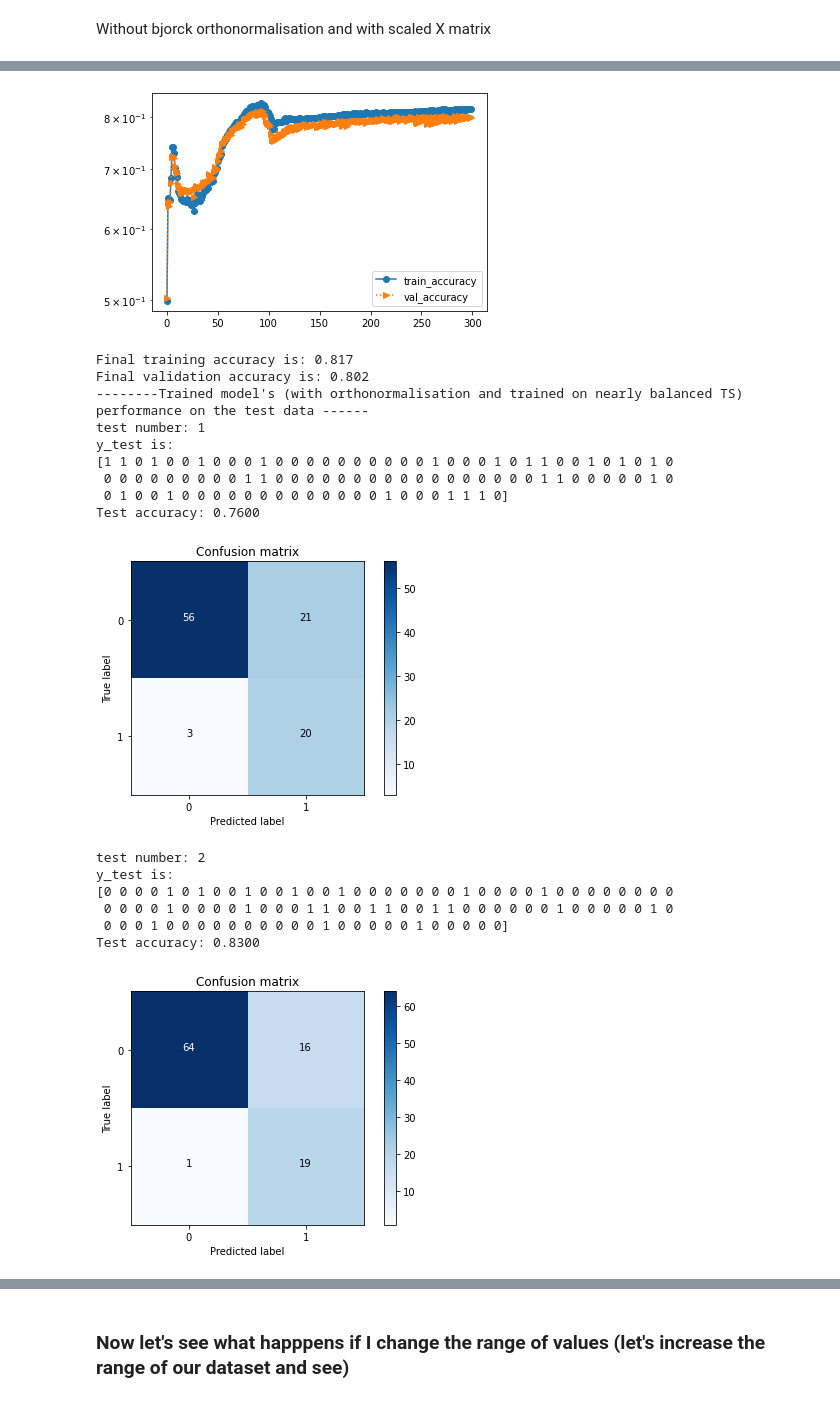
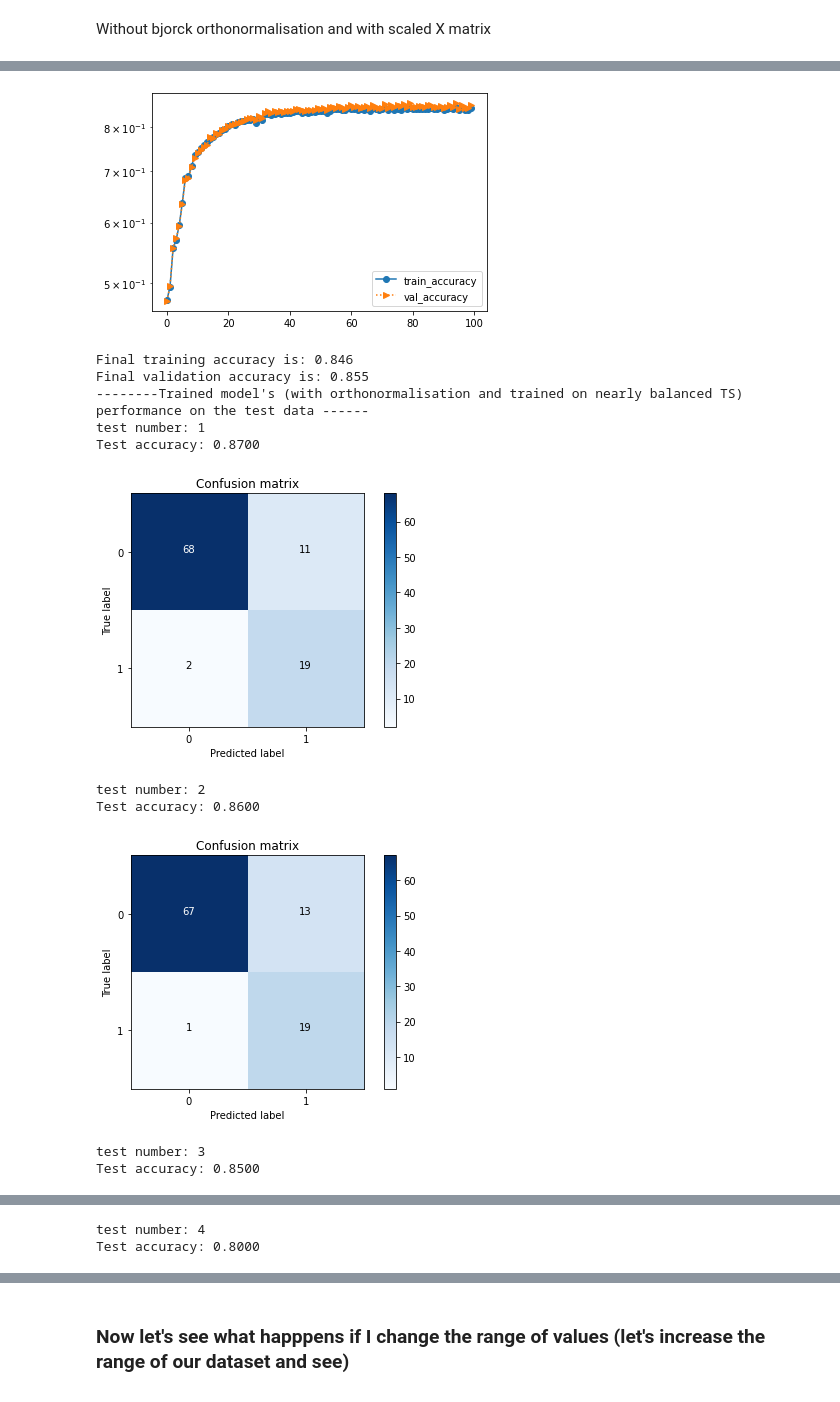
Before and after one commit to neelkanthrawat/Lipschitz_DSNN, a Jupyter notebook: trial_notebooks/test_2_magnitude.ipynb, the cells around one changed output, grey strips where cells are left out. Cells and saved outputs as stored; diff of their text form; code cells hidden in the pictures.

```diff
--- a/trial_notebooks/test_2_magnitude.ipynb
+++ b/trial_notebooks/test_2_magnitude.ipynb
@@ -92,6 +92,6 @@ plt.show()
 # %%
 ### I would need this function later.
-scale_factor=50
+scale_factor=10
 x_mat_new = scale_factor * x_mat
 # Given function g (vectorized)
 g2 = lambda x: 0.4*scale_factor * np.sin(-5*x/scale_factor)
@@ -135,7 +135,7 @@ Defining the model parameters
 # %%
 ### model parameters
 network_param = {'bias': True,
-    'layer_sizes': [2, 10, 1],
+    'layer_sizes': [2, 8,8, 1],
     'projection': 'no_projection' , ### Let's change it from 'orthonormalize' to 'no_projection'
     'weight_initialization': 'He_uniform'}
 
@@ -154,10 +154,10 @@ for_optimizer = {'lr_spline_coeffs': 5e-05, # This is learning rate for linear s
     'lr_weights': 0.002}# original 0.002
 
 training_options = {'batch_size': 64*5,
-    'epochs': 300,
+    'epochs': 100,
     'nbr_models': 1,
     'num_workers': 1,
-    'validation_split':0.3}
+    'validation_split':0.2}
 
 ### for model without bjorck orthonormalisation
 config_train_classification = { 'activation_fn_params':additional_network_params,
@@ -172,6 +172,10 @@ config_train_classification = { 'activation_fn_params':additional_network_params
 import copy
 config_train_classification_bjork= copy.deepcopy(config_train_classification)
 config_train_classification_bjork['net_params']['projection']='orthonormalize'
+### lot orthonormalisation
+config_train_classification_LOT = copy.deepcopy(config_train_classification)
+config_train_classification_LOT['net_params']['projection'] = 'orthonormalize'
+config_train_classification_LOT['net_params']['LOT'] = {'LOT_iters': 10}
 # %% [markdown]
 Without bjorck orthonormalisation and with the original X matrix (no scaling, we shall see it next)
 # %%
@@ -205,7 +209,7 @@ plot_losses_trained_model(trainer_no_bjork)
 
 ### evaluating the trained model's performance on the test dataset
 print("---------Trained model's (with no orthonormalisation and trained on nearly balanced TS) performance on the test data-----------")
-for i in range(0,2):
+for i in range(0,6):
     print(f"test number: {i+1}")
     evaluate_model(ds_simple_fc_model_1, S_shape_label_fn,
                                     dataset_size=100,
@@ -249,15 +256,15 @@ Without bjorck orthonormalisation and with scaled  X matrix
 criterion = nn.BCELoss()
 
 # Define the model
-ds_simple_fc_model= SimpleFCClassification(
+ds_simple_fc_model2= SimpleFCClassification(
     network_parameters=config_train_classification['net_params'],
     **additional_network_params)
-ds_simple_fc_model = ds_simple_fc_model.to('cpu')
+ds_simple_fc_model2 = ds_simple_fc_model2.to('cpu')
 print("Model is:")
-print(ds_simple_fc_model)
+print(ds_simple_fc_model2)
 
 # Instantiate the Trainer
-trainer_no_bjork = Trainer_classification(model=ds_simple_fc_model,
+trainer_no_bjork = Trainer_classification(model=ds_simple_fc_model2,
                                     xdata=x_mat_new,
                                     ydata=y_mat,
                                     criterion=criterion,
@@ -275,9 +282,9 @@ plot_losses_trained_model(trainer_no_bjork)
 
 ### evaluating the trained model's performance on the test dataset
 print("---------Trained model's (with no orthonormalisation and trained on nearly balanced TS) performance on the test data-----------")
-for i in range(0,2):
+for i in range(0,6):
     print(f"test number: {i+1}")
-    evaluate_model(ds_simple_fc_model, S_shape_label_fn2, want_confusion_matrix=True
+    evaluate_model(ds_simple_fc_model2, S_shape_label_fn2, want_confusion_matrix=True
                 , range_of_value=scale_factor)
 # %% [output]
 no orthonormalisation. projection= identity
@@ -321,13 +333,13 @@ criterion= nn.BCELoss()
 
 ## model
 ## defining the model
-ds_simple_fc_bjork_balanced_model = SimpleFCClassification(network_parameters=config_train_classification_bjork['net_params'],
+ds_simple_fc_bjork_balanced_model1 = SimpleFCClassification(network_parameters=config_train_classification_bjork['net_params'],
                                                            **additional_network_params)
-ds_simple_fc_bjork_balanced_model = ds_simple_fc_bjork_balanced_model.to('cpu')
-print("model is:"); print(ds_simple_fc_bjork_balanced_model)
+ds_simple_fc_bjork_balanced_model1 = ds_simple_fc_bjork_balanced_model1.to('cpu')
+print("model is:"); print(ds_simple_fc_bjork_balanced_model1)
 
 ### instantiate the Trainer
-trainer_classification_bjork_balanced = Trainer_classification(model=ds_simple_fc_bjork_balanced_model,
+trainer_classification_bjork_balanced = Trainer_classification(model=ds_simple_fc_bjork_balanced_model1,
                                                         ###using a roughly balanced dataset
                                                         xdata=x_mat,
                                                         ydata=y_mat,
@@ -347,9 +359,9 @@ plot_losses_trained_model(trainer_classification_bjork_balanced)
 
 ### evaluating the trained model's performance on the test dataset
 print("--------Trained model's (with orthonormalisation and trained on nearly balanced TS) performance on the test data ------")
-for i in range(0, 2):
+for i in range(0, 6):
     print(f"test number: {i+1}")
-    evaluate_model(ds_simple_fc_bjork_balanced_model, S_shape_label_fn,
+    evaluate_model(ds_simple_fc_bjork_balanced_model1, S_shape_label_fn,
                     want_confusion_matrix=True, print_preds=False)
 # %% [output]
 Orthonormalisation will take place.
@@ -368,18 +382,12 @@ in val set: # class 0 DPs: 597 and # class 1 DPs: 603
-[figure, old version]
+[figure, new version]
-Final training accuracy is: 0.817
-Final validation accuracy is: 0.802
+Final training accuracy is: 0.846
+Final validation accuracy is: 0.855
 --------Trained model's (with orthonormalisation and trained on nearly balanced TS) performance on the test data ------
 test number: 1
-y_test is:
-[1 1 0 1 0 0 1 0 0 0 1 0 0 0 0 0 0 0 0 0 0 1 0 0 0 1 0 1 1 0 0 1 0 1 0 1 0
- 0 0 0 0 0 0 0 0 0 1 1 0 0 0 0 0 0 0 0 0 0 0 0 0 0 0 0 0 1 1 0 0 0 0 0 1 0
- 0 1 0 0 1 0 0 0 0 0 0 0 0 0 0 0 0 0 1 0 0 0 1 1 1 0]
-Test accuracy: 0.7600
+Test accuracy: 0.8700
-[figure, old version]
+[figure, new version]
 test number: 2
-y_test is:
-[0 0 0 0 1 0 1 0 0 1 0 0 1 0 0 1 0 0 0 0 0 0 0 1 0 0 0 0 1 0 0 0 0 0 0 0 0
- 0 0 0 0 1 0 0 0 0 1 0 0 0 1 1 0 0 1 1 0 0 1 1 0 0 0 0 0 0 1 0 0 0 0 0 1 0
- 0 0 0 1 0 0 0 0 0 0 0 0 0 0 1 0 0 0 0 0 1 0 0 0 0 0]
-Test accuracy: 0.8300
+Test accuracy: 0.8600
-[figure, old version]
+[figure, new version]
+test number: 3
+Test accuracy: 0.8500
@@ -385,0 +395,2 @@ Test accuracy: 0.8300
+test number: 4
+Test accuracy: 0.8000
```
Also changed, not shown: parts of 25 cells of this notebook.
